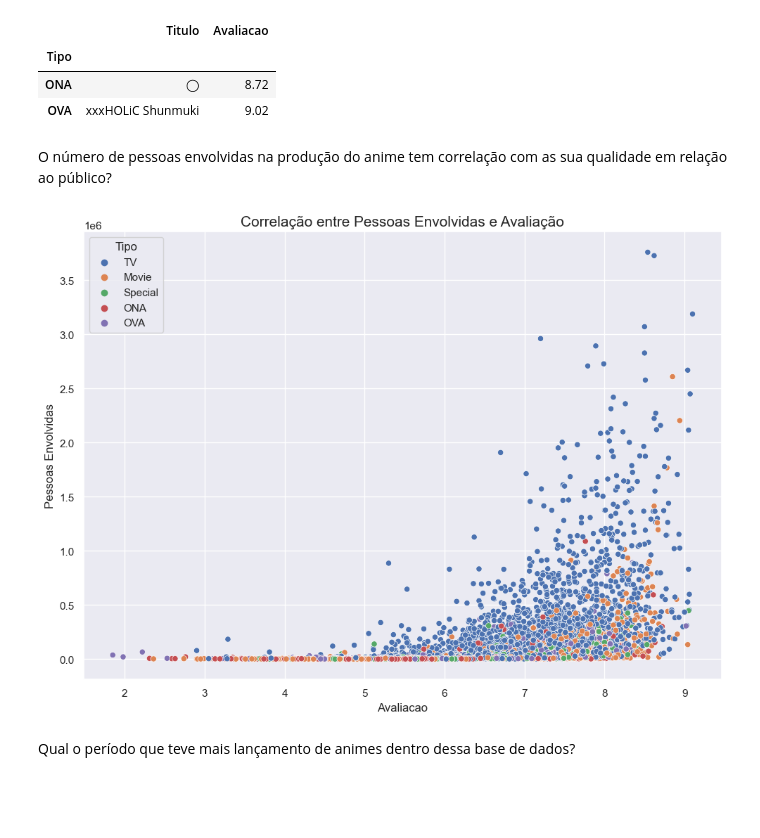
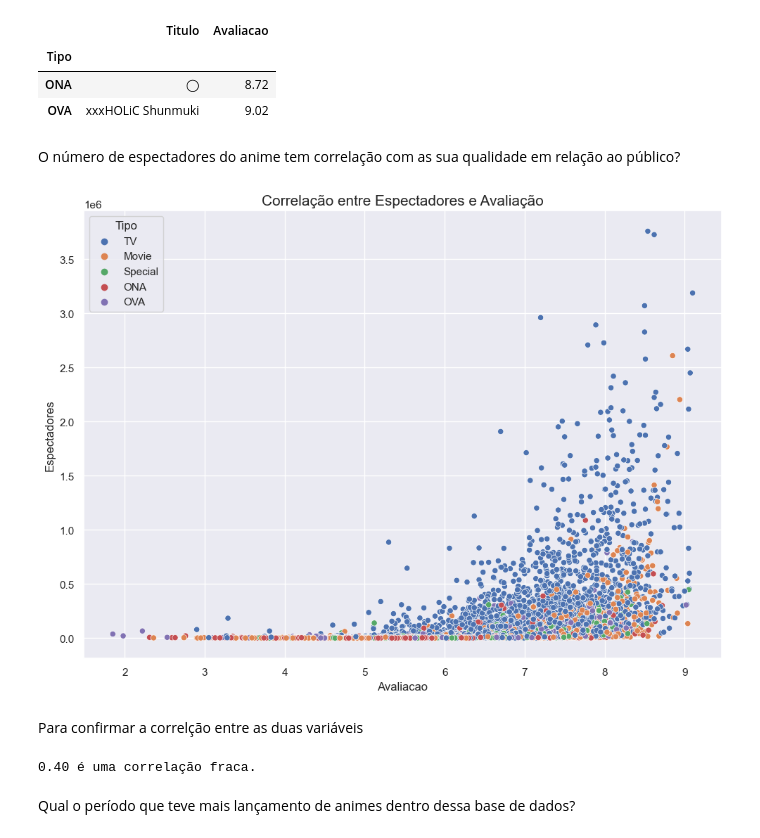
Before and after one commit to yurilimadev/analisando-animes, a Jupyter notebook: analise-descritiva-animes-mangas.ipynb, the cells around one changed output. Drawn from its saved outputs; the diff is of its cells as text; code cells hidden in the pictures; blank space fills up the shorter version.

```diff
--- a/analise-descritiva-animes-mangas.ipynb
+++ b/analise-descritiva-animes-mangas.ipynb
@@ -91,7 +91,7 @@ dataset_animes.columns = ['Titulo',
                           'Tipo',
                           'Episodios',
                           'Exibido',
-                          'Pessoas Envolvidas',
+                          'Espectadores',
                           'url_pagina',
                           'url_imagem',
                           'Avaliacao']
@@ -100,7 +100,7 @@ dataset_mangas.columns = ['Titulo',
                           'Tipo',
                           'Volumes',
                           'Publicado em',
-                          'Pessoas Envolvidas',
+                          'Leitores',
                           'url_pagina',
                           'url_imagem',
                           'Avaliacao']
@@ -386,15 +386,25 @@ onas_ovas[['Titulo', 'Tipo', 'Avaliacao']].groupby('Tipo').max()
 | ONA | ◯ | 8.72 |
 | OVA | xxxHOLiC Shunmuki | 9.02 |
 # %% [markdown]
-O número de pessoas envolvidas na produção do anime tem correlação com as sua qualidade em relação ao público?
+O número de espectadores do anime tem correlação com as sua qualidade em relação ao público?
 # %%
 sns.set(rc={'figure.figsize':(11.7,8.27)})
 sns.scatterplot(x=dataset_animes['Avaliacao'],
-                y=dataset_animes['Pessoas Envolvidas'],
-               hue=dataset_animes['Tipo']);
-plt.title('Correlação entre Pessoas Envolvidas e Avaliação', fontsize=15);
+                y=dataset_animes['Espectadores'],
+               hue=dataset_animes['Tipo'], );
+plt.title('Correlação entre Espectadores e Avaliação', fontsize=15);
 # %% [output]
-[figure, old version]
+[figure, new version]
+# %% [markdown]
+Para confirmar a correlção entre as duas variáveis
+# %%
+coeficiente_correlacao = dataset_animes['Espectadores'].corr(dataset_animes['Avaliacao'])
+if coeficiente_correlacao < 0.90:
+    print(f'{coeficiente_correlacao:.2f} é uma correlação fraca.')
+else:
+    print(f'{coeficiente_correlacao:.2f} é uma boa correlação.')
+# %% [output]
+0.40 é uma correlação fraca.
 # %% [markdown]
 Qual o período que teve mais lançamento de animes dentro dessa base de dados?
 # %%
```
Also changed, not shown: parts of 10 cells of this notebook.
